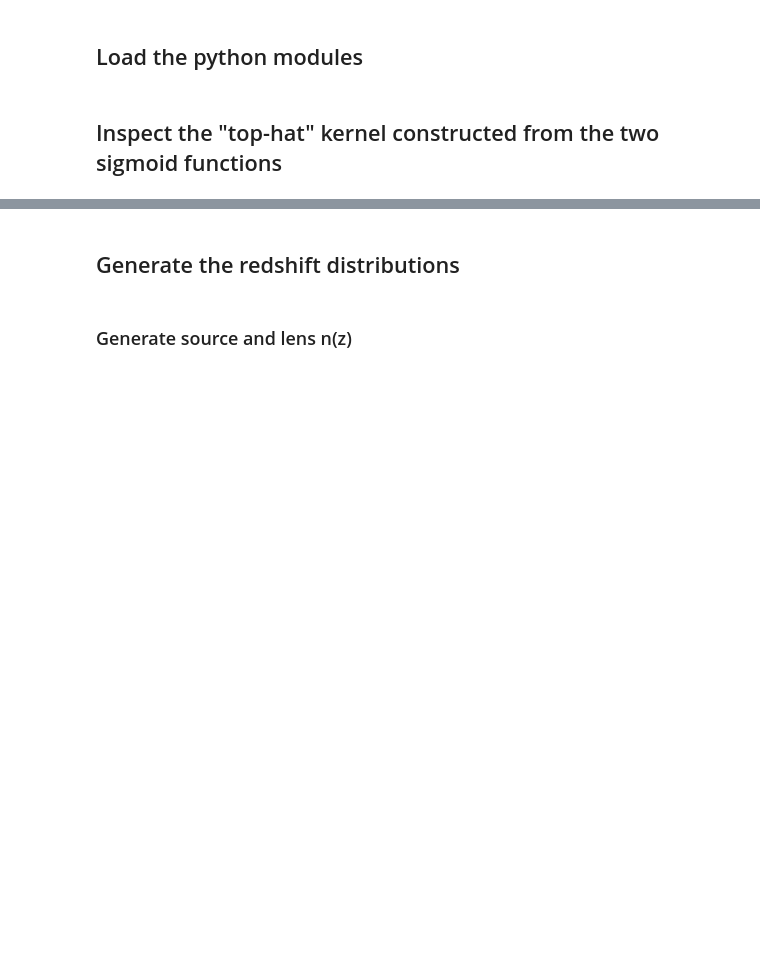
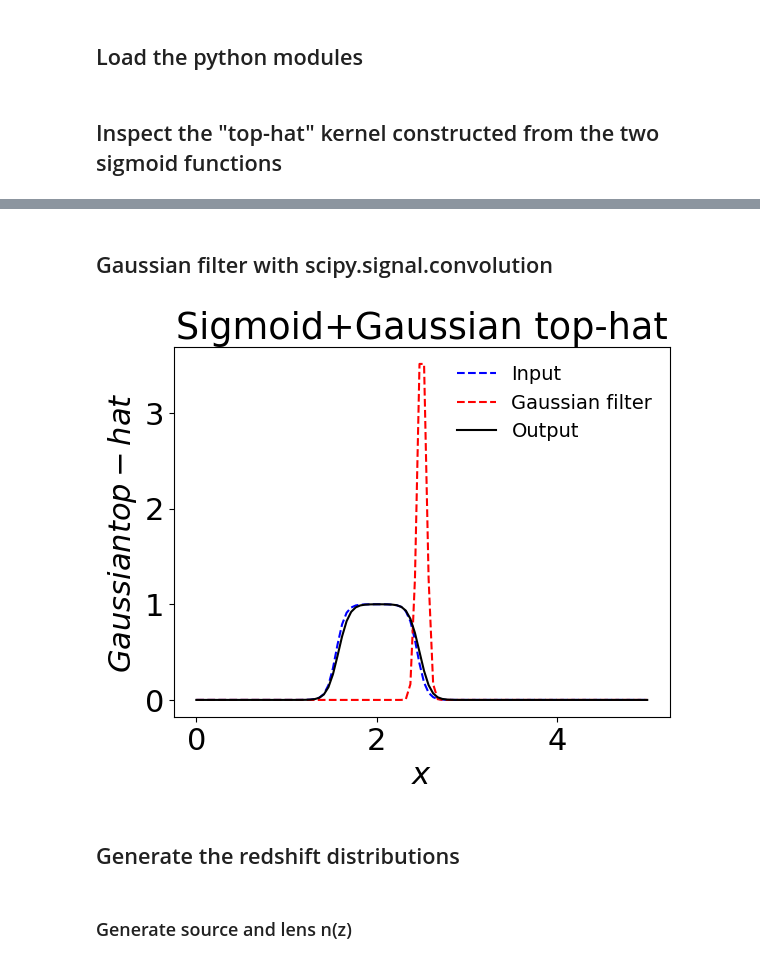
Before and after one commit to cmatties/CAMB-Workbook, a Jupyter notebook: Modified_Fisher_LSSTY1_Omega_m_Gamma.ipynb, the cells around one changed output, grey strips where cells are left out. Saved outputs shown, nothing was run; the diff lists cells and outputs as text; code cells hidden in the pictures; blank space fills up the shorter version.

```diff
--- a/Modified_Fisher_LSSTY1_Omega_m_Gamma.ipynb
+++ b/Modified_Fisher_LSSTY1_Omega_m_Gamma.ipynb
@@ -64,3 +64,25 @@ No GPU/TPU found, falling back to CPU. (Set TF_CPP_MIN_LOG_LEVEL=0 and rerun for
+# %% [markdown]
+## Gaussian filter with scipy.signal.convolution
+# %%
+from scipy.signal import convolve
+
+def gauss_kernel(a, mu, sigma):
+    return (((2.0*np.pi)*sigma**2)**(-0.5)) * np.exp((-0.5)*((a-mu)/sigma)**2)
+
+y = jnp.linspace(0., 10, 100)
+gauss_k = gauss_kernel(y,5.,0.1)
+
+out = convolve((sigmoid2-sigmoid1),gauss_k,mode='same')/gauss_k.sum()
+plt.plot(x,(sigmoid2-sigmoid1),c='b',ls='--',label='Input')
+plt.plot(x,gauss_k,c='r',ls='--',label='Gaussian filter')
+plt.plot(x, out,c='k',label='Output')
+plt.xlabel(r'$x$')
+plt.ylabel(r'$Gaussian top-hat$')
+plt.legend(frameon=False,fontsize=14)
+plt.title('Sigmoid+Gaussian top-hat')
+plt.show()
+# %% [output]
+[figure, added]
 # %% [markdown]
 ## Generate the redshift distributions
 # %% [markdown]
```
Also changed, not shown: parts of 5 cells of this notebook.
